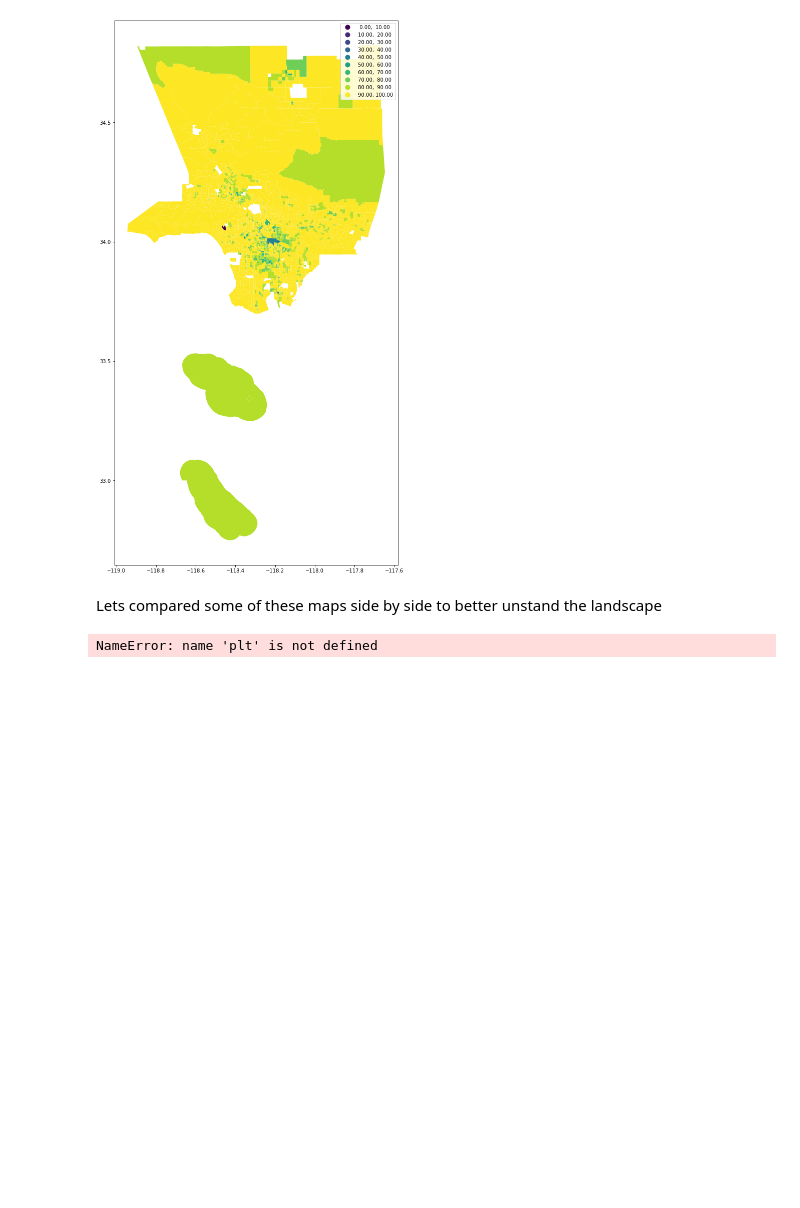
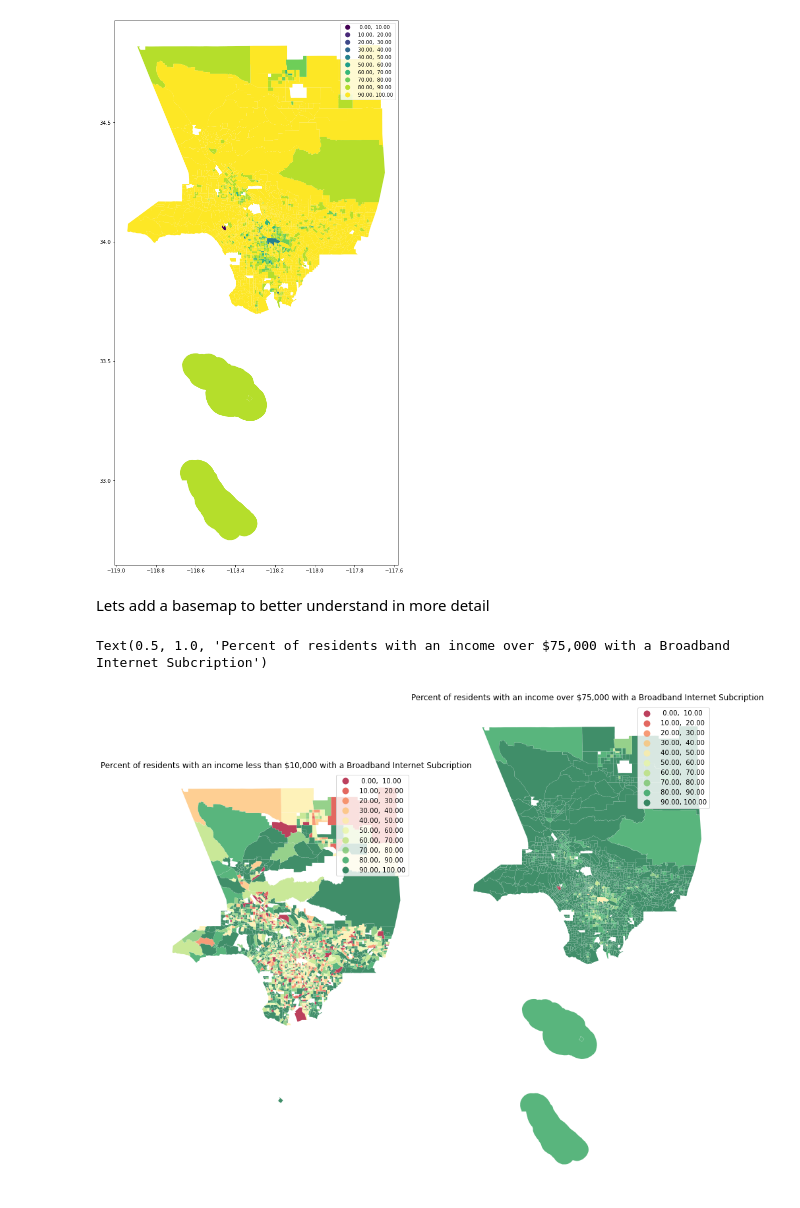
Before and after one commit to cristemc/up206a-michael, a Jupyter notebook: Week_03/census_exploration.ipynb, the cells around one changed output. Cells and saved outputs as stored; diff of their text form; code cells hidden in the pictures; blank space fills up the shorter version.

```diff
--- a/Week_03/census_exploration.ipynb
+++ b/Week_03/census_exploration.ipynb
@@ -520,34 +525,35 @@ income_adoption.plot(figsize=(20,20),
 <AxesSubplot:>
 [figure]
 # %% [markdown]
-Lets compared some of these maps side by side to better unstand the landscape
+Lets add a basemap to better understand in more detail
 # %%
-fig,axs = plt.subplots(1,2, figsize=(15, 12))
+fig, axs = plt.subplots(1,2, figsize=(15, 40))
 ax1, ax2 = axs
 income_adoption.plot(column='Percent With a broadband Internet subscription (1)',
-                        cmap='RdYlGn_r',
+                        cmap='RdYlGn',
                         scheme='equal_interval',
                         k=10,
                         edgecolor='white',
-                        linewidth=0,
+                        linewidth=0.1,
                         alpha=0.75,
                         ax=ax1,
                         legend=True
                         )
 ax1.axis("off")
 ax1.set_title("Percent of residents with an income less than $10,000 with a Broadband Internet Subcription")
 
 income_adoption.plot(column='Percent With a broadband Internet subscription (6)',
-                    cmap='RdYlGn_r',
+                    cmap='RdYlGn',
                     scheme='equal_interval',
                     k=10,
                     edgecolor='white',
-                    linewidth=0,
+                    linewidth=0.1,
                     alpha=0.75,
                     ax=ax2,
                     legend=True
                     )
 ax2.axis("off")
 ax2.set_title("Percent of residents with an income over $75,000 with a Broadband Internet Subcription")
 # %% [output]
-NameError: name 'plt' is not defined
+Text(0.5, 1.0, 'Percent of residents with an income over $75,000 with a Broadband Internet Subcription')
+[figure, added]
```
Also changed, not shown: parts of 7 cells of this notebook.
